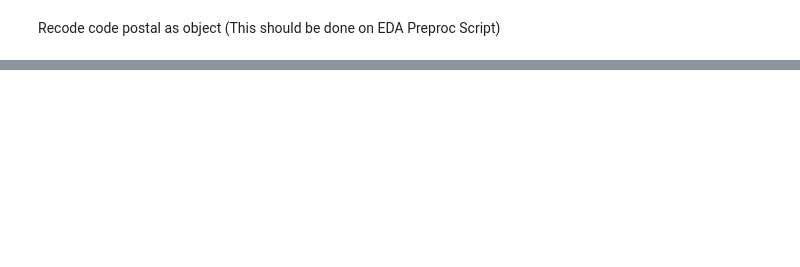
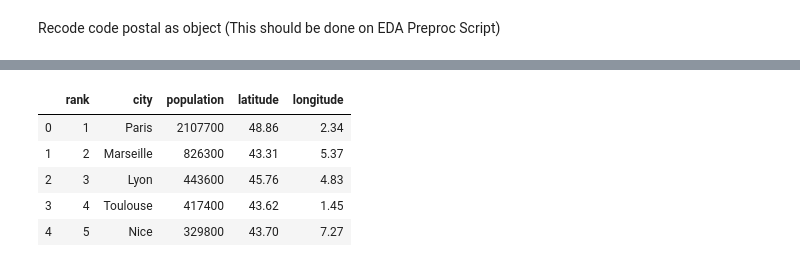
Before and after one commit to stbeau/projet-62, a Jupyter notebook: notebooks/modeling/0.1-josalop-_ml_pipeline-for-deployment.ipynb, the cells around one changed output, grey strips where cells are left out. Drawn from its saved outputs; the diff is of its cells as text; code cells hidden in the pictures; blank space fills up the shorter version.

```diff
--- a/notebooks/modeling/0.1-josalop-_ml_pipeline-for-deployment.ipynb
+++ b/notebooks/modeling/0.1-josalop-_ml_pipeline-for-deployment.ipynb
@@ -434,0 +133,11 @@ Average property price:  132000.9999999999
+# %%
+# load External data
+big_cities = pd.read_csv('../../data/external/france_big_cities.csv', sep = ';')
+big_cities.head()
+# %% [output]
+|  | rank | city | population | latitude | longitude |
+| 0 | 1 | Paris | 2107700 | 48.86 | 2.34 |
+| 1 | 2 | Marseille | 826300 | 43.31 | 5.37 |
+| 2 | 3 | Lyon | 443600 | 45.76 | 4.83 |
+| 3 | 4 | Toulouse | 417400 | 43.62 | 1.45 |
+| 4 | 5 | Nice | 329800 | 43.70 | 7.27 |
```
Also changed, not shown: parts of 68 cells of this notebook, 5 other files.
